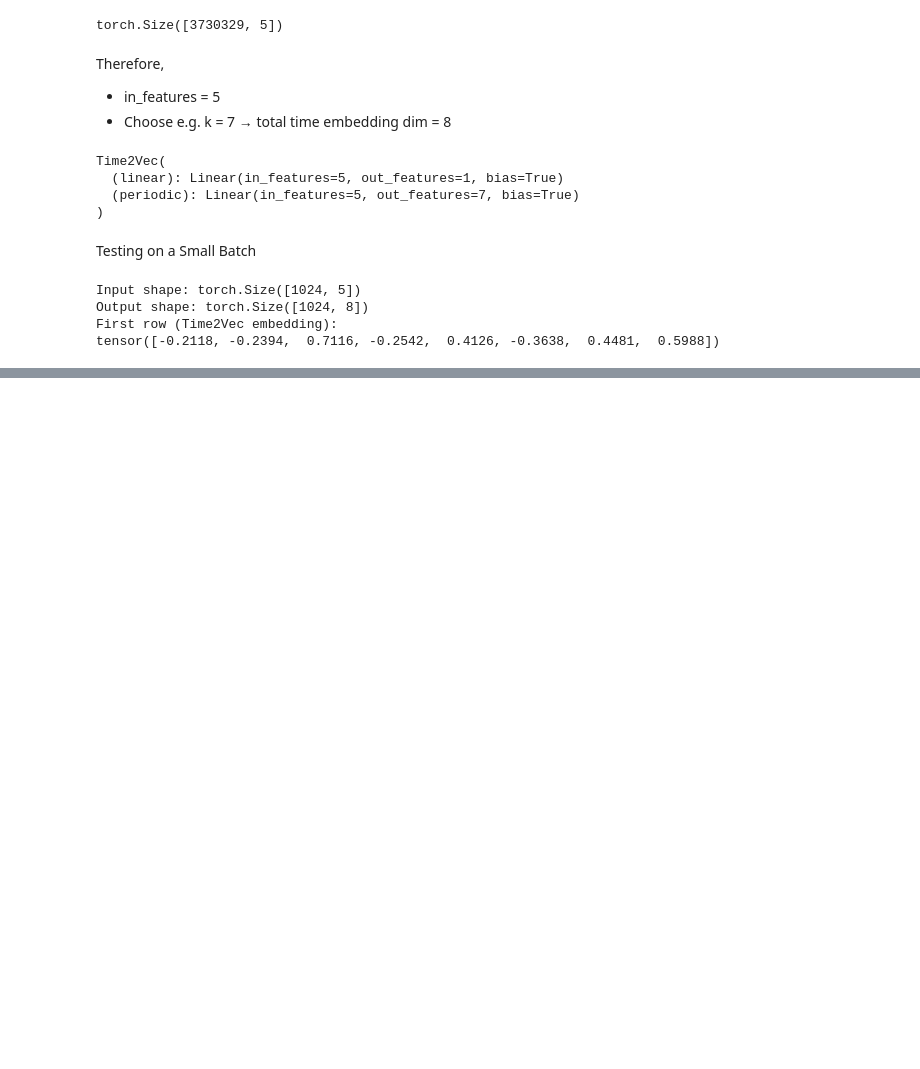
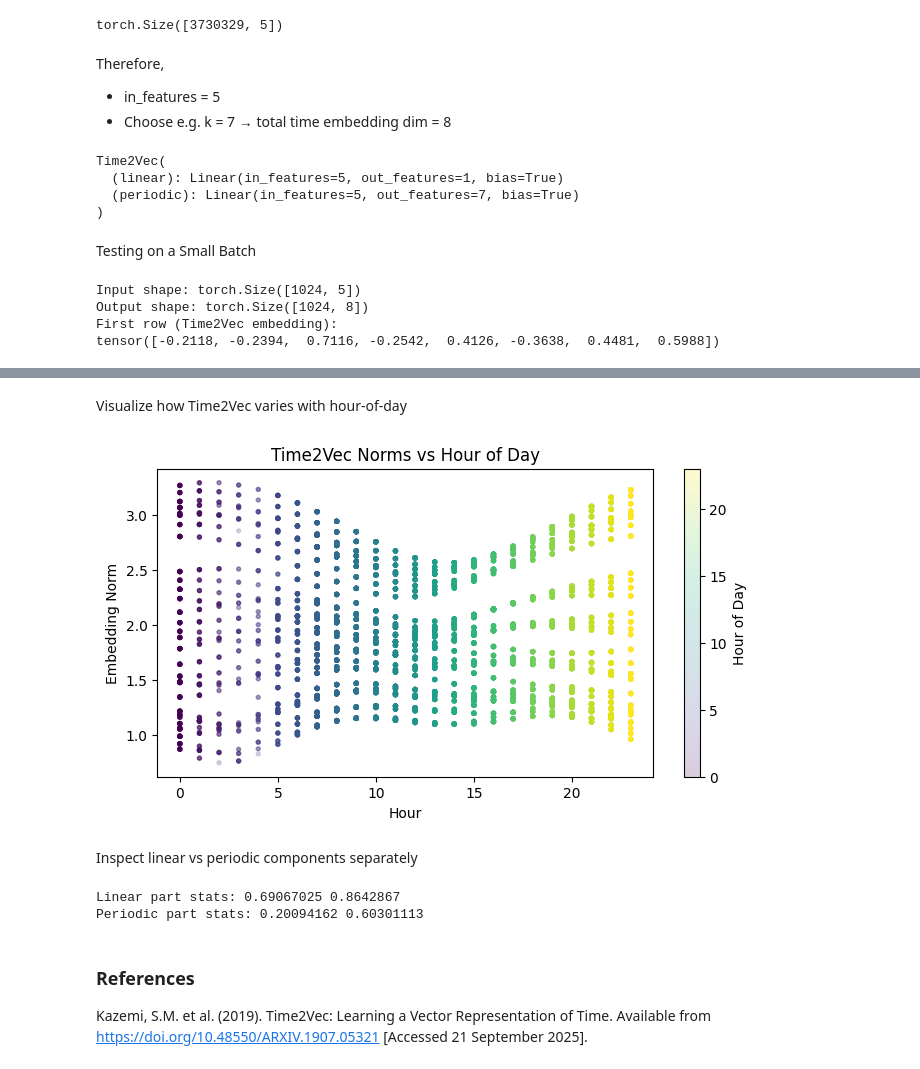
Before and after one commit to sheebaboy33/ColdFusionX, a Jupyter notebook: notebooks/05_time_encoder.ipynb, the cells around one changed output, grey strips where cells are left out. Saved outputs shown, nothing was run; the diff lists cells and outputs as text; code cells hidden in the pictures; blank space fills up the shorter version.

```diff
--- a/notebooks/05_time_encoder.ipynb
+++ b/notebooks/05_time_encoder.ipynb
@@ -344,0 +473,27 @@ tensor([-0.2118, -0.2394,  0.7116, -0.2542,  0.4126, -0.3638,  0.4481,  0.5988])
+# %% [markdown]
+Visualize how Time2Vec varies with hour-of-day
+# %%
+hours = df_time.iloc[idx.numpy()]["hour"].values
+plt.figure(figsize=(8,4))
+plt.scatter(hours, t2v_norms, alpha=0.2, s=8, c=hours, cmap="viridis")
+plt.colorbar(label="Hour of Day")
+plt.title("Time2Vec Norms vs Hour of Day")
+plt.xlabel("Hour")
+plt.ylabel("Embedding Norm")
+plt.show()
+# %% [output]
+[figure, added]
+# %% [markdown]
+ Inspect linear vs periodic components separately
+# %%
+linear_part = t2v_sample[:, 0].numpy()
+periodic_part = t2v_sample[:, 1:].numpy()
+
+print("Linear part stats:", np.mean(linear_part), np.std(linear_part))
+print("Periodic part stats:", np.mean(periodic_part), np.std(periodic_part))
+# %% [output]
+Linear part stats: 0.69067025 0.8642867
+Periodic part stats: 0.20094162 0.60301113
+# %% [markdown]
+### References
+Kazemi, S.M. et al. (2019). Time2Vec: Learning a Vector Representation of Time. Available from https://doi.org/10.48550/ARXIV.1907.05321 [Accessed 21 September 2025].
```
Also changed, not shown: parts of 16 cells of this notebook.
